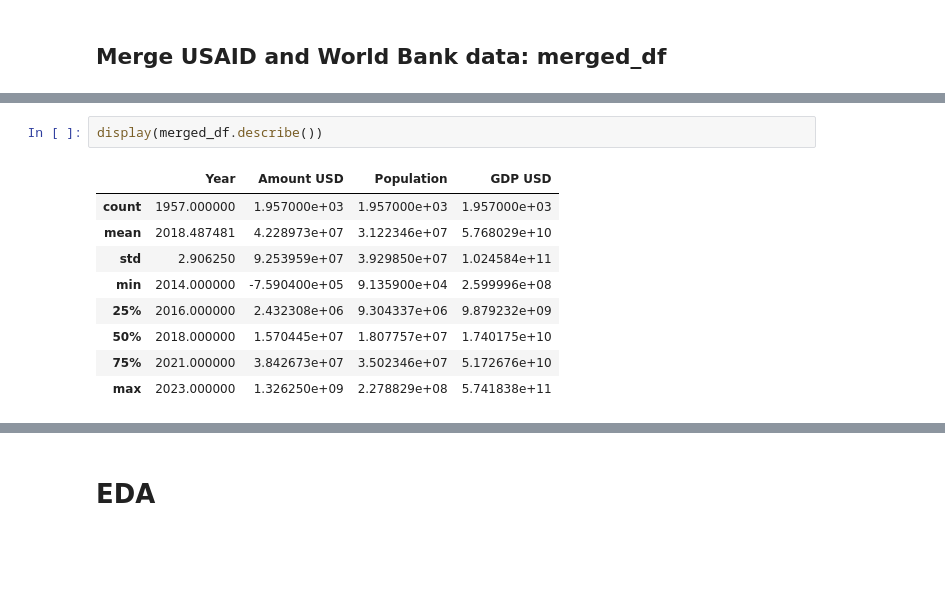
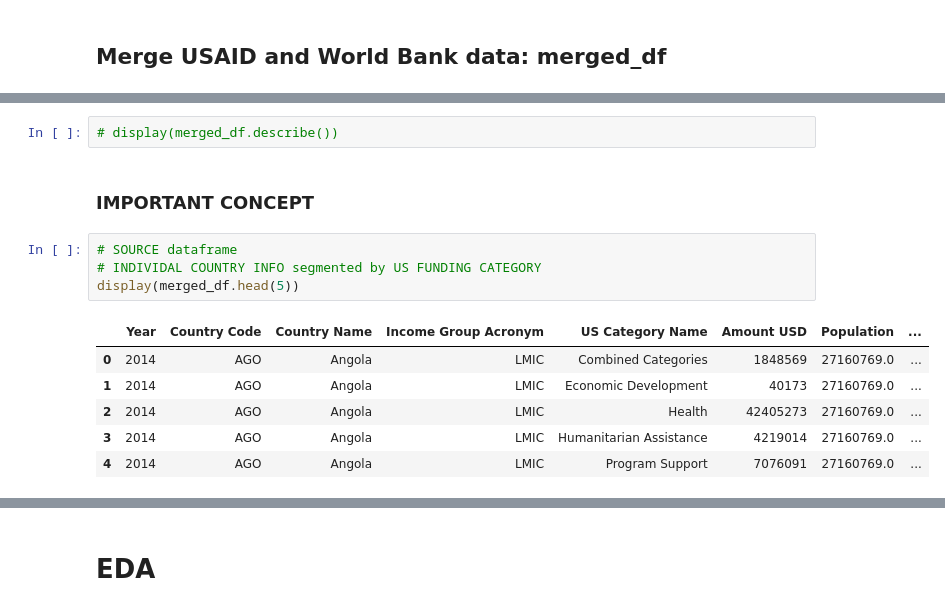
Before and after one commit to MaureenOShea/WiDS25_data-sleuthing, a Jupyter notebook: wids_usaid_africa_analysis.ipynb, the cells around one changed output, grey strips where cells are left out. Drawn from its saved outputs; the diff is of its cells as text; blank space fills up the shorter version.

Commit message:
Added Important Concept Section

```diff
--- a/wids_usaid_africa_analysis.ipynb
+++ b/wids_usaid_africa_analysis.ipynb
@@ -167,14 +150,17 @@ dtypes: float64(2), int64(2), object(4)
 memory usage: 122.4+ KB
 None
 # %%
-display(merged_df.describe())
+# display(merged_df.describe())
-# %% [output]
-|  | Year | Amount USD | Population | GDP USD |
-| count | 1957.000000 | 1.957000e+03 | 1.957000e+03 | 1.957000e+03 |
-| mean | 2018.487481 | 4.228973e+07 | 3.122346e+07 | 5.768029e+10 |
-| std | 2.906250 | 9.253959e+07 | 3.929850e+07 | 1.024584e+11 |
-| min | 2014.000000 | -7.590400e+05 | 9.135900e+04 | 2.599996e+08 |
-| 25% | 2016.000000 | 2.432308e+06 | 9.304337e+06 | 9.879232e+09 |
-| 50% | 2018.000000 | 1.570445e+07 | 1.807757e+07 | 1.740175e+10 |
-| 75% | 2021.000000 | 3.842673e+07 | 3.502346e+07 | 5.172676e+10 |
-| max | 2023.000000 | 1.326250e+09 | 2.278829e+08 | 5.741838e+11 |
+# %% [markdown]
+### IMPORTANT CONCEPT
+# %%
+# SOURCE dataframe
+# INDIVIDAL COUNTRY INFO segmented by US FUNDING CATEGORY
+display(merged_df.head(5))
+# %% [output]
+|  | Year | Country Code | Country Name | Income Group Acronym | US Category Name | Amount USD | Population | ... |
+| 0 | 2014 | AGO | Angola | LMIC | Combined Categories | 1848569 | 27160769.0 | ... |
+| 1 | 2014 | AGO | Angola | LMIC | Economic Development | 40173 | 27160769.0 | ... |
+| 2 | 2014 | AGO | Angola | LMIC | Health | 42405273 | 27160769.0 | ... |
+| 3 | 2014 | AGO | Angola | LMIC | Humanitarian Assistance | 4219014 | 27160769.0 | ... |
+| 4 | 2014 | AGO | Angola | LMIC | Program Support | 7076091 | 27160769.0 | ... |
```
Also changed, not shown: parts of 8 cells of this notebook.
